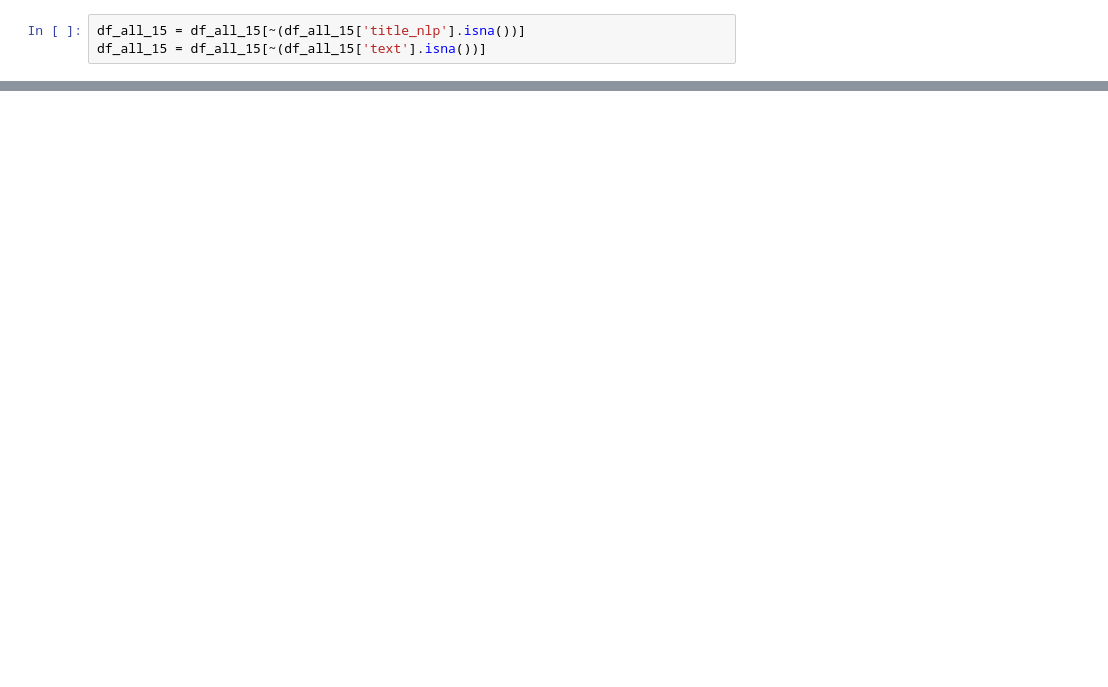
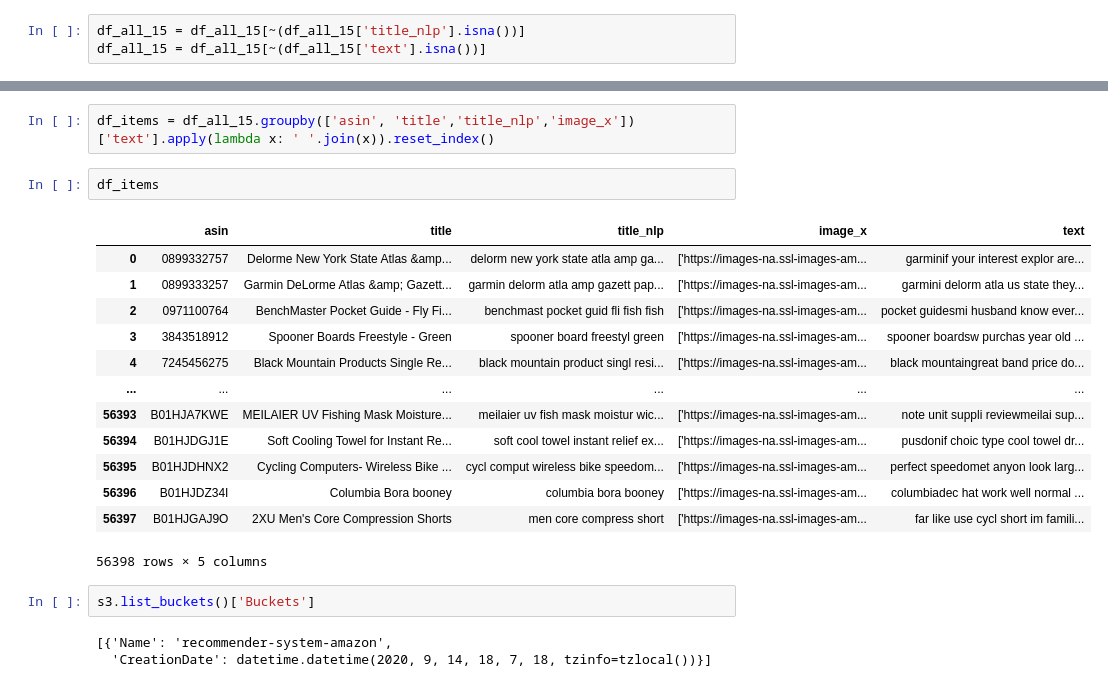
Before and after one commit to alirezasdg1/Amazon-recommender-system, a Jupyter notebook: notebooks/NLP_AWS.ipynb, the cells around one changed output, grey strips where cells are left out. Saved outputs shown, nothing was run; the diff lists cells and outputs as text; blank space fills up the shorter version.

```diff
--- a/notebooks/NLP_AWS.ipynb
+++ b/notebooks/NLP_AWS.ipynb
@@ -44,0 +46,23 @@ df_all_15.shape
+# %%
+df_items = df_all_15.groupby(['asin', 'title','title_nlp','image_x'])['text'].apply(lambda x: ' '.join(x)).reset_index()
+# %%
+df_items
+# %% [output]
+|  | asin | title | title_nlp | image_x | text |
+| 0 | 0899332757 | Delorme New York State Atlas &amp... | delorm new york state atla amp ga... | ['https://images-na.ssl-images-am... | garminif your interest explor are... |
+| 1 | 0899333257 | Garmin DeLorme Atlas &amp; Gazett... | garmin delorm atla amp gazett pap... | ['https://images-na.ssl-images-am... | garmini delorm atla us state they... |
+| 2 | 0971100764 | BenchMaster Pocket Guide - Fly Fi... | benchmast pocket guid fli fish fish | ['https://images-na.ssl-images-am... | pocket guidesmi husband know ever... |
+| 3 | 3843518912 | Spooner Boards Freestyle - Green | spooner board freestyl green | ['https://images-na.ssl-images-am... | spooner boardsw purchas year old ... |
+| 4 | 7245456275 | Black Mountain Products Single Re... | black mountain product singl resi... | ['https://images-na.ssl-images-am... | black mountaingreat band price do... |
+| ... | ... | ... | ... | ... | ... |
+| 56393 | B01HJA7KWE | MEILAIER UV Fishing Mask Moisture... | meilaier uv fish mask moistur wic... | ['https://images-na.ssl-images-am... | note unit suppli reviewmeilai sup... |
+| 56394 | B01HJDGJ1E | Soft Cooling Towel for Instant Re... | soft cool towel instant relief ex... | ['https://images-na.ssl-images-am... | pusdonif choic type cool towel dr... |
+| 56395 | B01HJDHNX2 | Cycling Computers- Wireless Bike ... | cycl comput wireless bike speedom... | ['https://images-na.ssl-images-am... | perfect speedomet anyon look larg... |
+| 56396 | B01HJDZ34I | Columbia Bora booney | columbia bora booney | ['https://images-na.ssl-images-am... | columbiadec hat work well normal ... |
+| 56397 | B01HJGAJ9O | 2XU Men's Core Compression Shorts | men core compress short | ['https://images-na.ssl-images-am... | far like use cycl short im famili... |
+56398 rows × 5 columns
+# %%
+s3.list_buckets()['Buckets']
+# %% [output]
+[{'Name': 'recommender-system-amazon',
+  'CreationDate': datetime.datetime(2020, 9, 14, 18, 7, 18, tzinfo=tzlocal())}]
```
Also changed, not shown: parts of 14 cells of this notebook, 1 other file.
